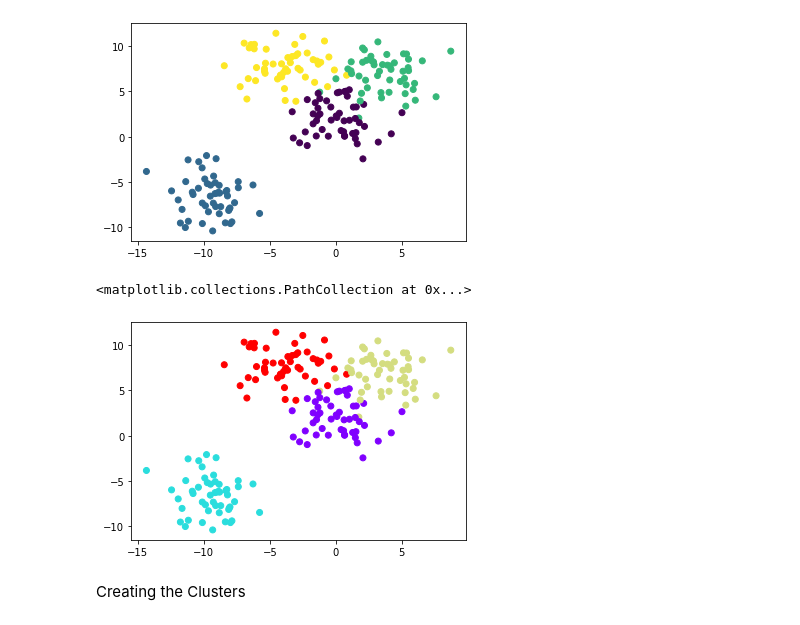
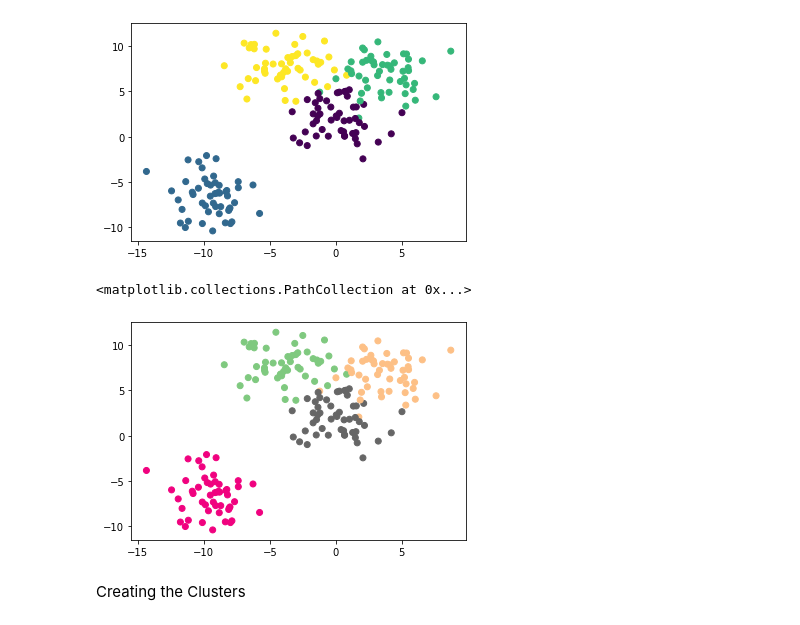
Before and after one commit to AthuSindhu/DSML, a Jupyter notebook: K_means_clustering.ipynb, the cells around one changed output. Cells and saved outputs as stored; diff of their text form; code cells hidden in the pictures.

```diff
--- a/K_means_clustering.ipynb
+++ b/K_means_clustering.ipynb
@@ -22,10 +22,10 @@ plt.scatter(data[0][:,0],data[0][:,1],c=data[1])
 <matplotlib.collections.PathCollection at 0x...>
 [figure]
 # %%
-plt.scatter(data[0][:,0],data[0][:,1],c=data[1],cmap='rainbow')
+plt.scatter(data[0][:,0],data[0][:,1],c=data[1],cmap='Accent_r')
 # %% [output]
 <matplotlib.collections.PathCollection at 0x...>
-[figure, old version]
+[figure, new version]
 # %% [markdown]
 Creating the Clusters
 # %%
```
Also changed, not shown: parts of 5 cells of this notebook.
